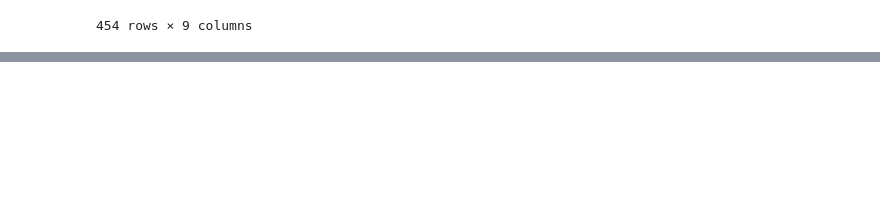
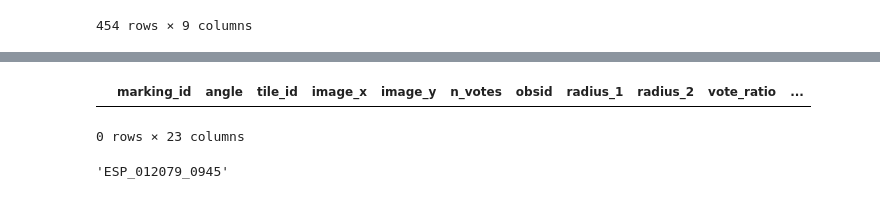
Before and after one commit to michaelaye/p4tools, a Jupyter notebook: notebooks/00_io.ipynb, the cells around one changed output, grey strips where cells are left out. Drawn from its saved outputs; the diff is of its cells as text; code cells hidden in the pictures; blank space fills up the shorter version.

```diff
--- a/notebooks/00_io.ipynb
+++ b/notebooks/00_io.ipynb
@@ -133 +169,6 @@ def get_blotches_for_tile(tile_id):
+# %%
+blotches
+# %% [output]
+|  | marking_id | angle | tile_id | image_x | image_y | n_votes | obsid | radius_1 | radius_2 | vote_ratio | ... |
+0 rows × 23 columns
 # %%
@@ -140,0 +186,4 @@ def get_hirise_id_for_tile(tile_id):
+# %%
+get_hirise_id_for_tile(tile_id)
+# %% [output]
+'ESP_012079_0945'
```
Also changed, not shown: parts of 21 cells of this notebook, 13 other files.
